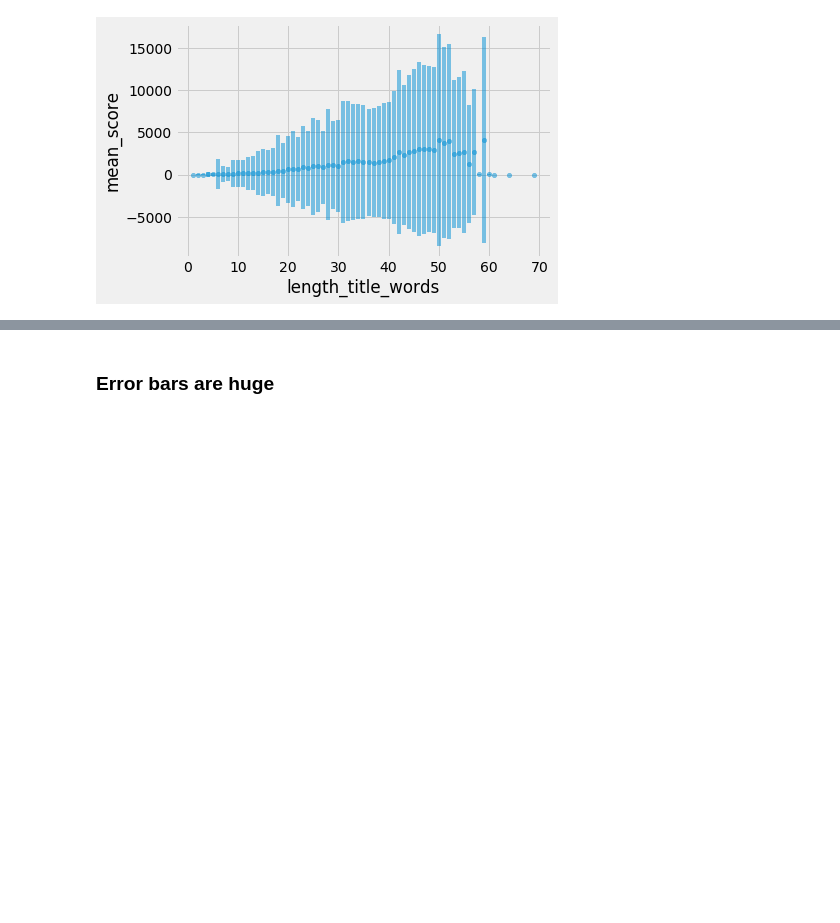
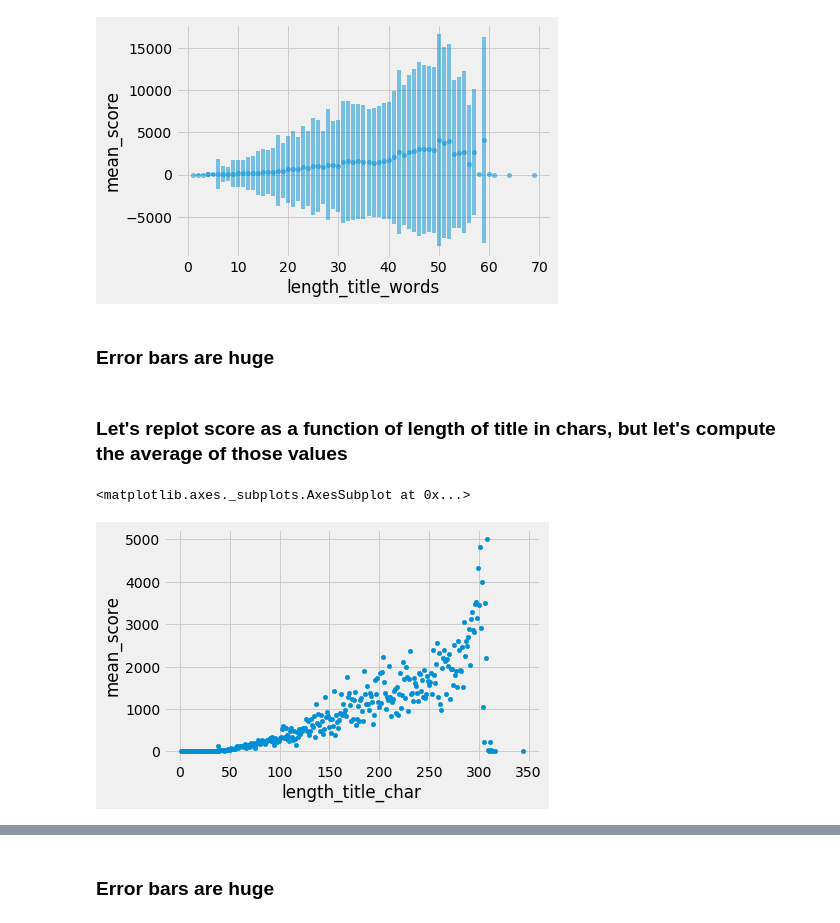
Before and after one commit to thomatou/reddit, a Jupyter notebook: reddit_tyler.ipynb, the cells around one changed output, grey strips where cells are left out. Cells and saved outputs as stored; diff of their text form; code cells hidden in the pictures; blank space fills up the shorter version.

```diff
--- a/reddit_tyler.ipynb
+++ b/reddit_tyler.ipynb
@@ -172,3 +172,19 @@ plot_length_title_score_df.plot(kind='scatter', x='length_title_words', y='mean_
 # %% [output]
 <matplotlib.axes._subplots.AxesSubplot at 0x...>
 [figure]
+# %% [markdown]
+### Error bars are huge
+# %% [markdown]
+### Let's replot score as a function of length of title in chars, but let's compute the average of those values
+# %%
+plot_length_title_char_df = df[['score', 'length_of_title_char']].groupby('length_of_title_char')\
+                                                                    .agg(['mean', 'std']).reset_index()
+
+plot_length_title_char_df.columns = plot_length_title_char_df.columns.droplevel()
+
+plot_length_title_char_df.rename(columns={'':'length_title_char', 'mean': 'mean_score'}, inplace=True)
+# %%
+plot_length_title_char_df.plot(kind='scatter', x='length_title_char', y='mean_score')
+# %% [output]
+<matplotlib.axes._subplots.AxesSubplot at 0x...>
+[figure, added]
```
Also changed, not shown: parts of 1 cell of this notebook.
